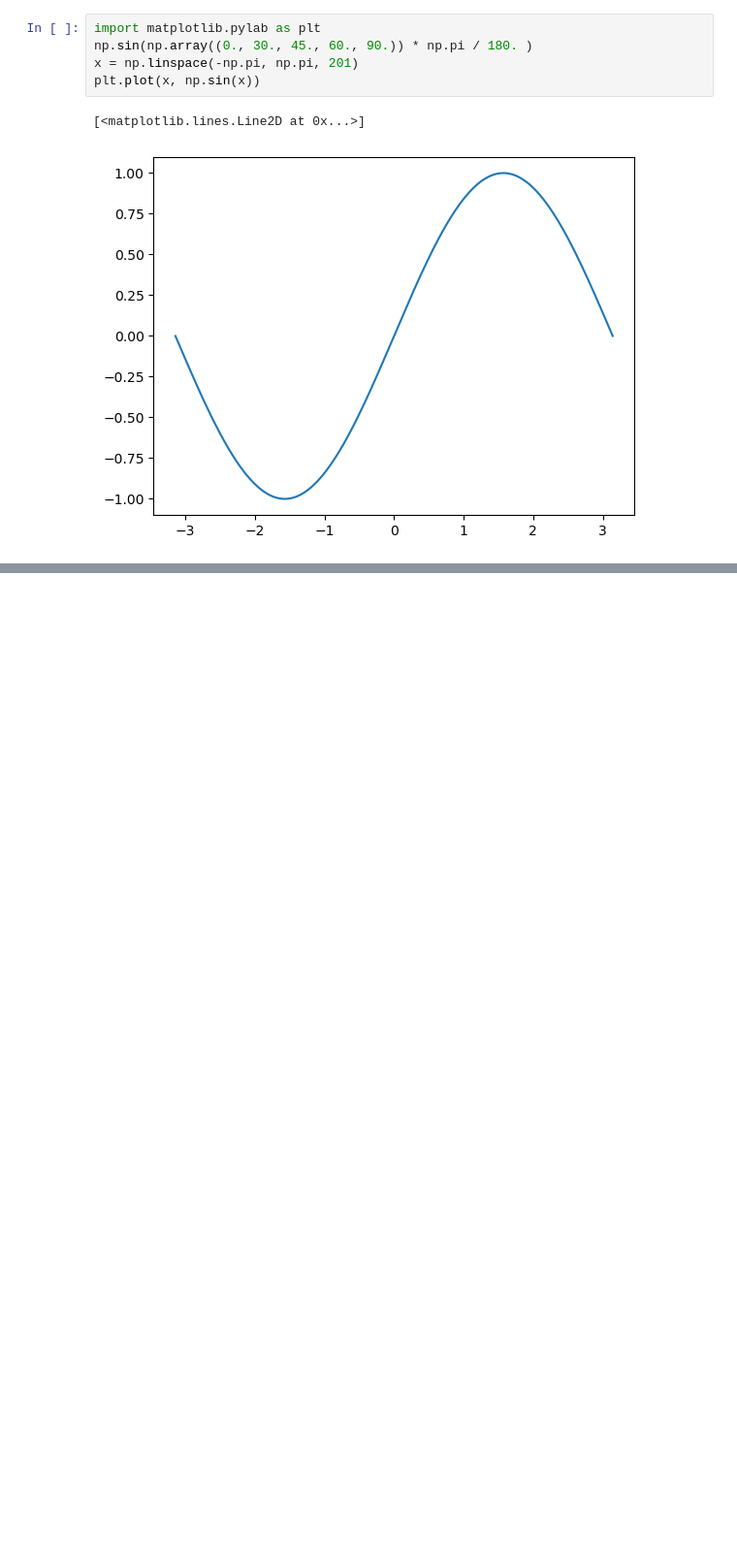
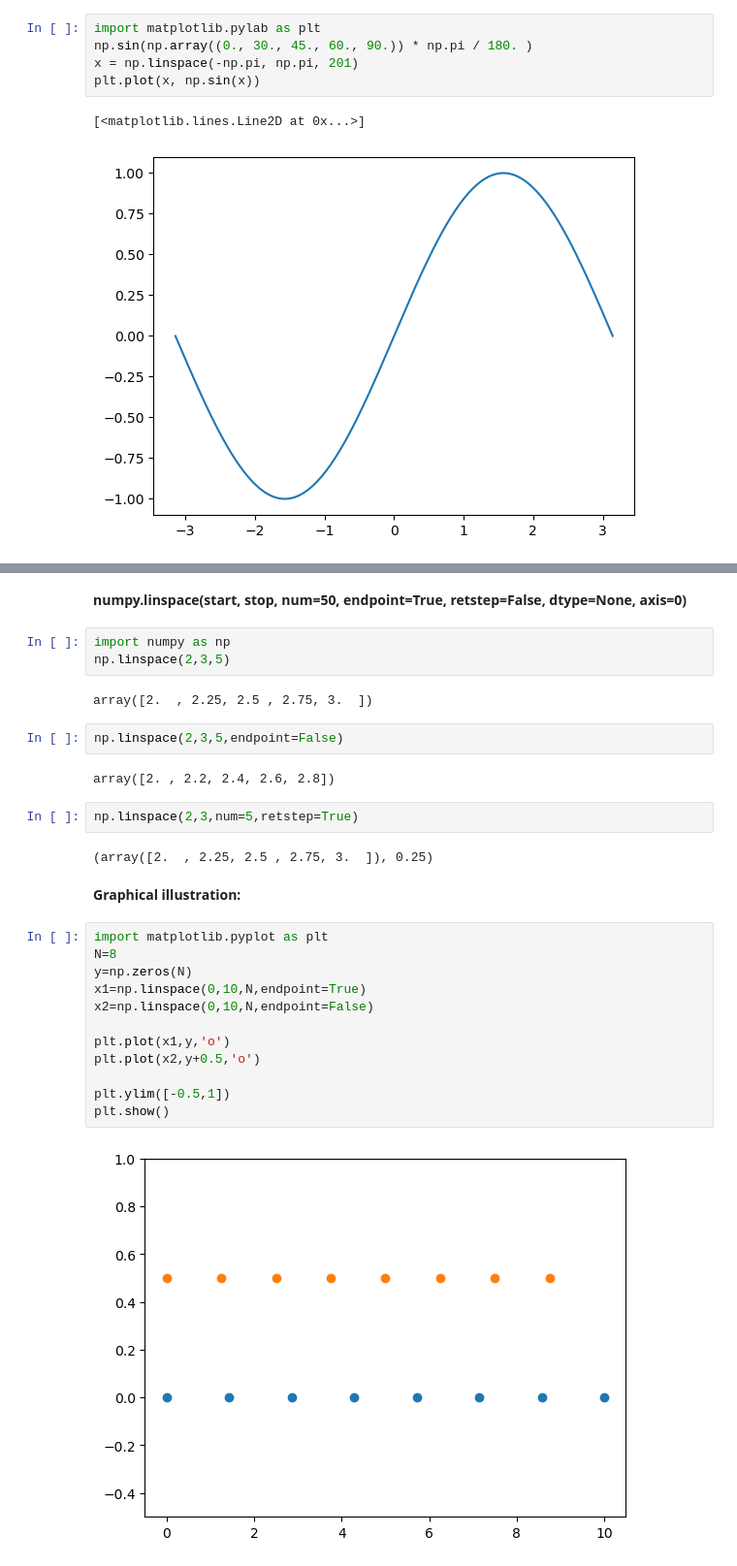
Before and after one commit to skm08/Numpy-Walkthrough, a Jupyter notebook: numpy-walkthrough.ipynb, the cells around one changed output, grey strips where cells are left out. Shown at 97% size. Cells and saved outputs as stored; diff of their text form; blank space fills up the shorter version.

Commit message:
Kaggle Notebook | Numpy - Walkthrough | Version 4

```diff
--- a/numpy-walkthrough.ipynb
+++ b/numpy-walkthrough.ipynb
@@ -368,0 +369,31 @@ plt.plot(x, np.sin(x))
+# %% [markdown]
+**numpy.linspace(start, stop, num=50, endpoint=True, retstep=False, dtype=None, axis=0)**
+# %%
+import numpy as np
+np.linspace(2,3,5)
+# %% [output]
+array([2.  , 2.25, 2.5 , 2.75, 3.  ])
+# %%
+np.linspace(2,3,5,endpoint=False)
+# %% [output]
+array([2. , 2.2, 2.4, 2.6, 2.8])
+# %%
+np.linspace(2,3,num=5,retstep=True)
+# %% [output]
+(array([2.  , 2.25, 2.5 , 2.75, 3.  ]), 0.25)
+# %% [markdown]
+**Graphical illustration:**
+# %%
+import matplotlib.pyplot as plt
+N=8
+y=np.zeros(N)
+x1=np.linspace(0,10,N,endpoint=True)
+x2=np.linspace(0,10,N,endpoint=False)
+
+plt.plot(x1,y,'o')
+plt.plot(x2,y+0.5,'o')
+
+plt.ylim([-0.5,1])
+plt.show()
+# %% [output]
+[figure, added]
```
Also changed, not shown: parts of 11 cells of this notebook.
